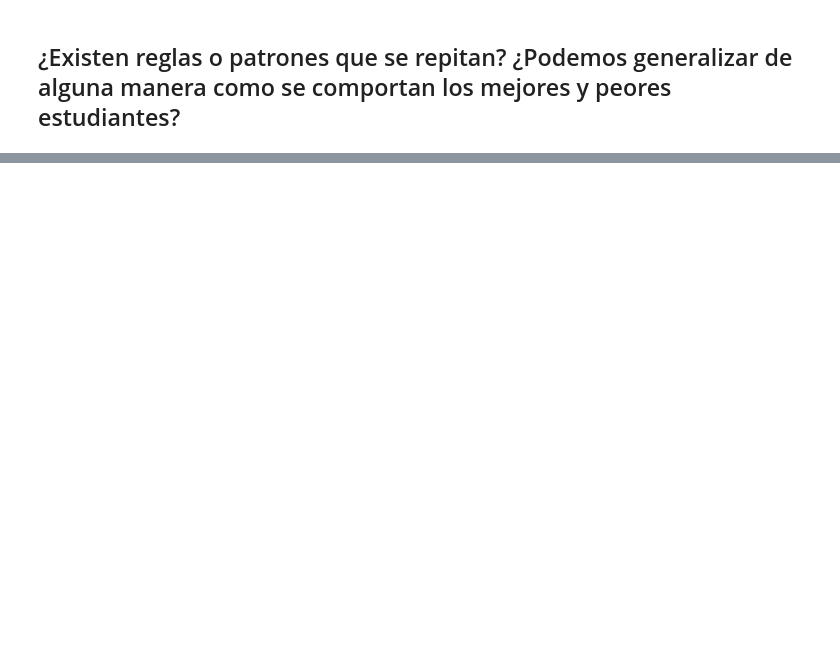
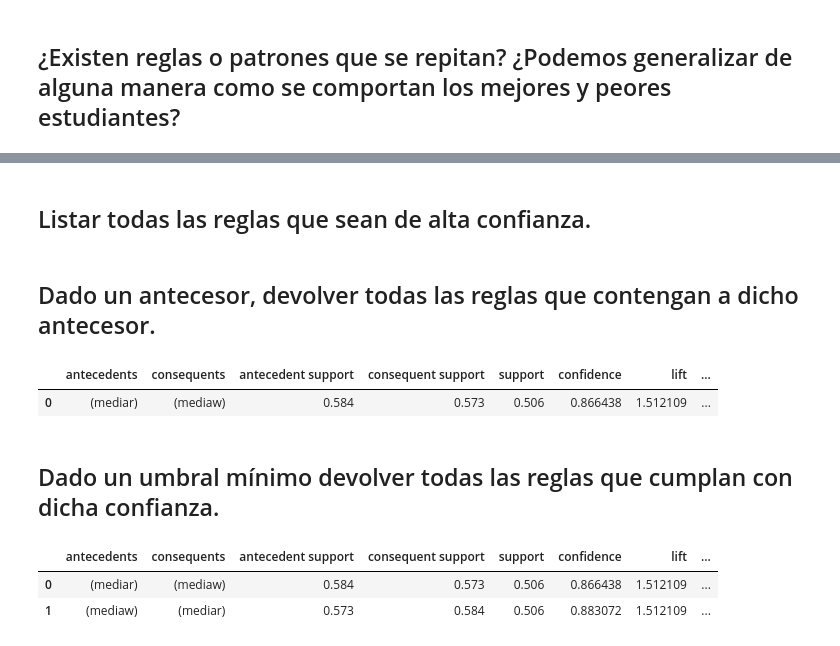
Before and after one commit to roig7/Practicamining2, a Jupyter notebook: LAB02-GRUPORoigChavarri/Practica1Asociacion.ipynb, the cells around one changed output, grey strips where cells are left out. Drawn from its saved outputs; the diff is of its cells as text; code cells hidden in the pictures; blank space fills up the shorter version.

```diff
--- a/LAB02-GRUPORoigChavarri/Practica1Asociacion.ipynb
+++ b/LAB02-GRUPORoigChavarri/Practica1Asociacion.ipynb
@@ -298,0 +324,19 @@ INTERPRETACION
+# %% [markdown]
+## Listar todas las reglas que sean de alta confianza.
+# %% [markdown]
+## Dado un antecesor, devolver todas las reglas que contengan a dicho antecesor.
+# %%
+targeted_rules = rules1[rules1['antecedents'] == {'mediar'}].copy()
+targeted_rules
+# %% [output]
+|  | antecedents | consequents | antecedent support | consequent support | support | confidence | lift | ... |
+| 0 | (mediar) | (mediaw) | 0.584 | 0.573 | 0.506 | 0.866438 | 1.512109 | ... |
+# %% [markdown]
+## Dado un umbral mínimo devolver todas las reglas que cumplan con dicha confianza.
+# %%
+targeted_rules1 = association_rules(association_rules1, metric="confidence", min_threshold=0.4)
+targeted_rules1.head()
+# %% [output]
+|  | antecedents | consequents | antecedent support | consequent support | support | confidence | lift | ... |
+| 0 | (mediar) | (mediaw) | 0.584 | 0.573 | 0.506 | 0.866438 | 1.512109 | ... |
+| 1 | (mediaw) | (mediar) | 0.573 | 0.584 | 0.506 | 0.883072 | 1.512109 | ... |
```
Also changed, not shown: parts of 20 cells of this notebook.
